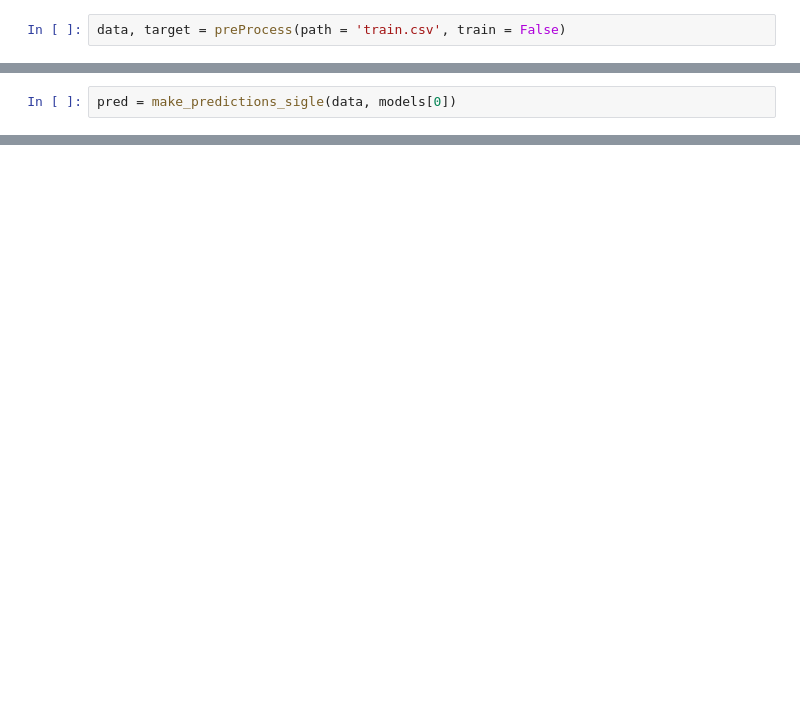
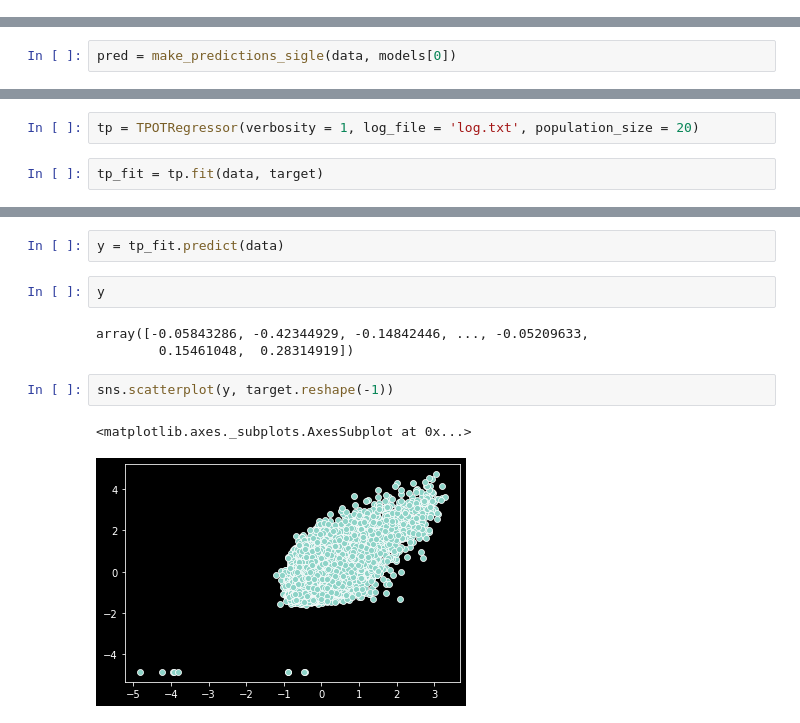
Before and after one commit to moesmatheus/aceleradev-ds-week8, a Jupyter notebook: note-enem.ipynb, the cells around one changed output, grey strips where cells are left out. Drawn from its saved outputs; the diff is of its cells as text; blank space fills up the shorter version.

```diff
--- a/note-enem.ipynb
+++ b/note-enem.ipynb
@@ -537,7 +729,5 @@ file_path = 'test.csv'
 make_predictions_wraper(save_name = 'answer.csv')
 # %%
 data, target = preProcess(path = 'train.csv')
-# %%
-data, target = preProcess(path = 'train.csv', train = False)
 # %%
 models = fit_models(data, target)
@@ -753,0 +744,4 @@ dtype: bool
+# %%
+tp = TPOTRegressor(verbosity = 1, log_file = 'log.txt', population_size = 20)
+# %%
+tp_fit = tp.fit(data, target)
@@ -753,0 +751,12 @@ dtype: bool
+# %%
+y = tp_fit.predict(data)
+# %%
+y
+# %% [output]
+array([-0.05843286, -0.42344929, -0.14842446, ..., -0.05209633,
+        0.15461048,  0.28314919])
+# %%
+sns.scatterplot(y, target.reshape(-1))
+# %% [output]
+<matplotlib.axes._subplots.AxesSubplot at 0x...>
+[figure, added]
```
Also changed, not shown: parts of 42 cells of this notebook, 13 other files.
